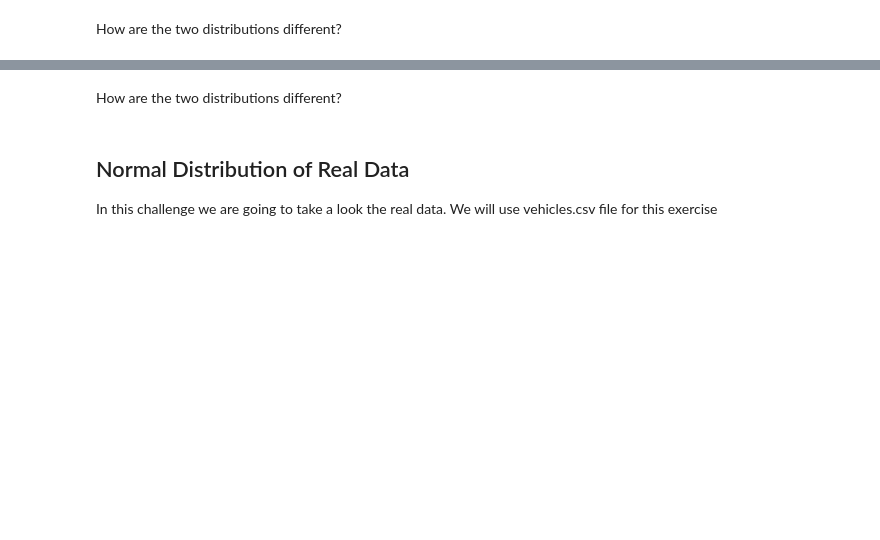
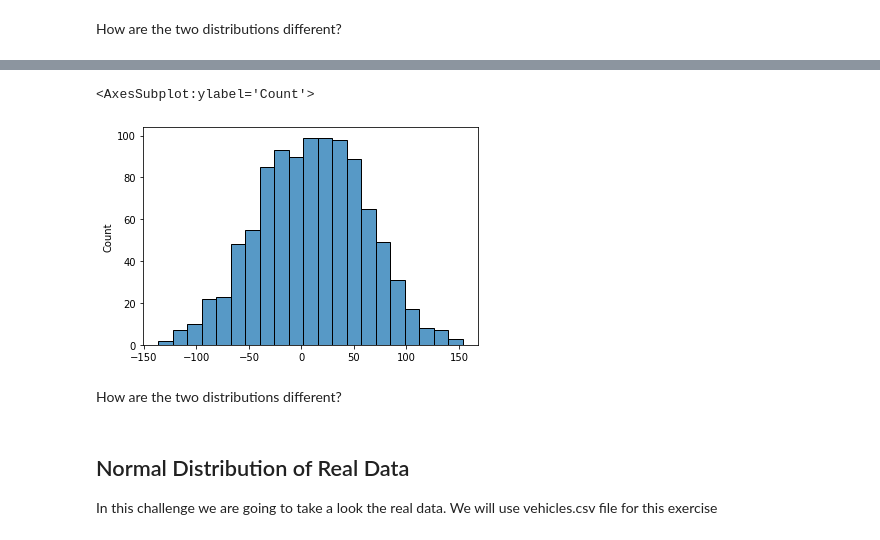
Before and after one commit to Ironhack-Data-Madrid-Enero-2021/lab-continuous-probability-distribution, a Jupyter notebook: your-code/main.ipynb, the cells around one changed output, grey strips where cells are left out. Cells and saved outputs as stored; diff of their text form; code cells hidden in the pictures; blank space fills up the shorter version.

```diff
--- a/your-code/main.ipynb
+++ b/your-code/main.ipynb
@@ -73,2 +120,7 @@ Expected output:
+# %%
+sns.histplot(w)
+# %% [output]
+<AxesSubplot:ylabel='Count'>
+[figure, added]
 # %% [markdown]
 How are the two distributions different?
```
Also changed, not shown: parts of 38 cells of this notebook.
